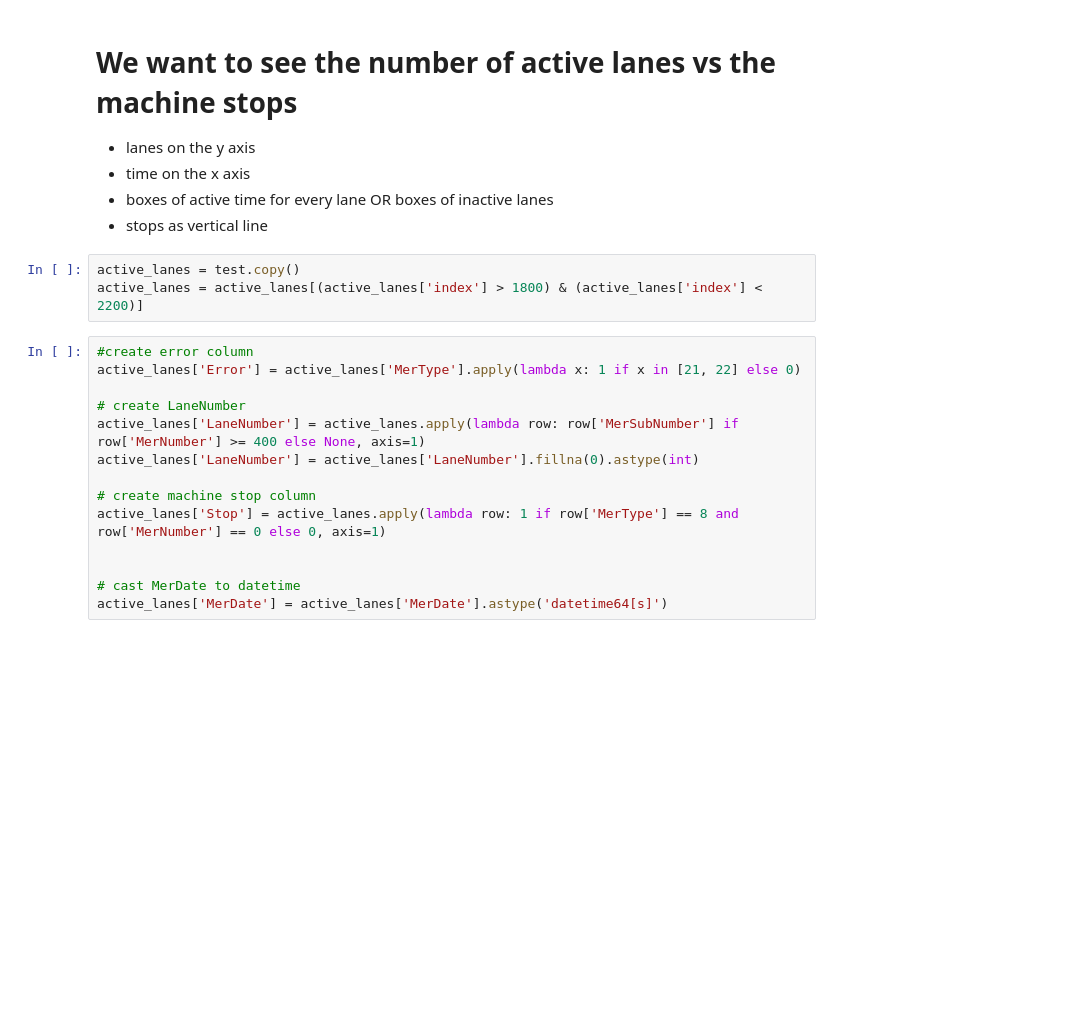
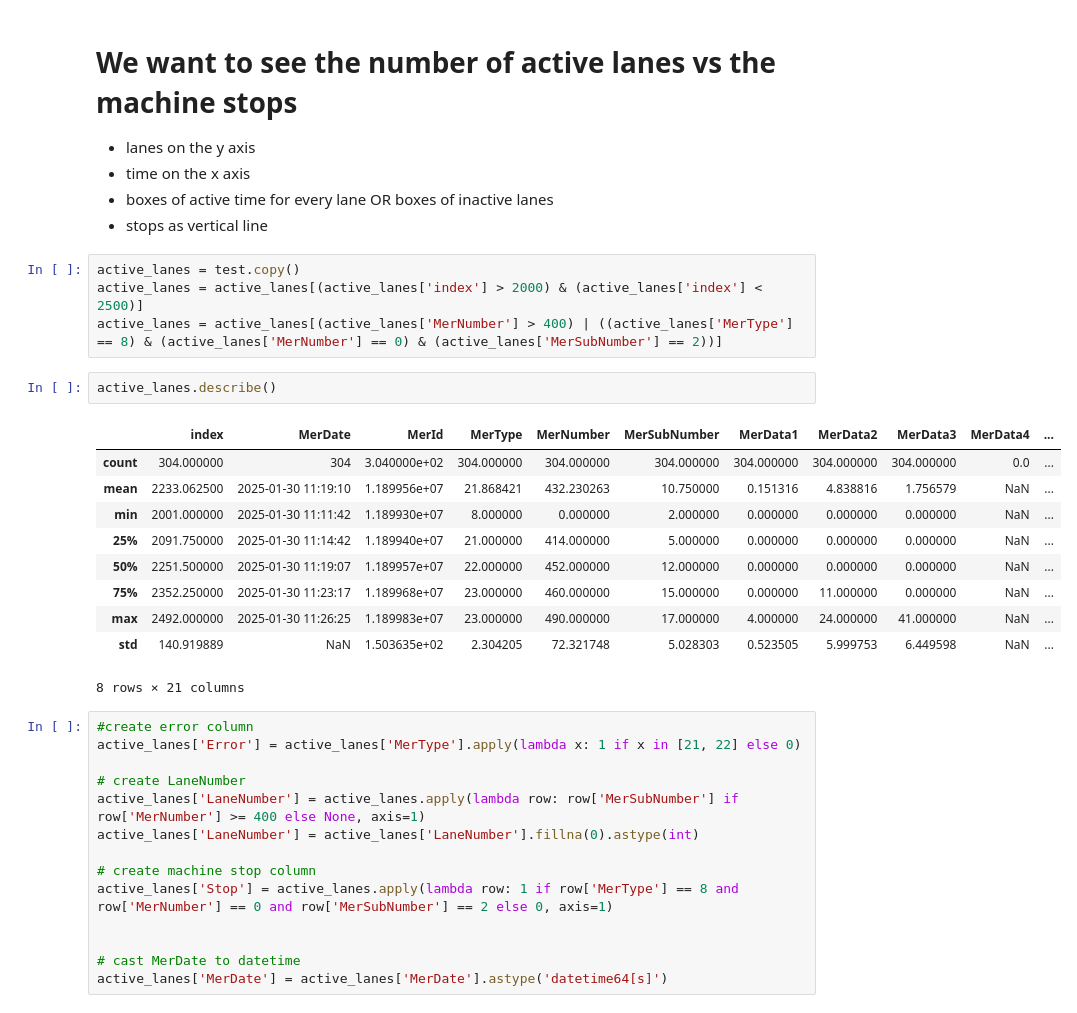
Before and after one commit to AcidSudo/Sanovo_19052025, a Jupyter notebook: exploration_26052025.ipynb, the cells around one changed output. Cells and saved outputs as stored; diff of their text form; blank space fills up the shorter version.

```diff
--- a/exploration_26052025.ipynb
+++ b/exploration_26052025.ipynb
@@ -422,7 +422,21 @@ plt.show()
 - stops as vertical line
 # %%
 active_lanes = test.copy()
-active_lanes = active_lanes[(active_lanes['index'] > 1800) & (active_lanes['index'] < 2200)]
+active_lanes = active_lanes[(active_lanes['index'] > 2000) & (active_lanes['index'] < 2500)]
+active_lanes = active_lanes[(active_lanes['MerNumber'] > 400) | ((active_lanes['MerType'] == 8) & (active_lanes['MerNumber'] == 0) & (active_lanes['MerSubNumber'] == 2))]
+# %%
+active_lanes.describe()
+# %% [output]
+|  | index | MerDate | MerId | MerType | MerNumber | MerSubNumber | MerData1 | MerData2 | MerData3 | MerData4 | ... |
+| count | 304.000000 | 304 | 3.040000e+02 | 304.000000 | 304.000000 | 304.000000 | 304.000000 | 304.000000 | 304.000000 | 0.0 | ... |
+| mean | 2233.062500 | 2025-01-30 11:19:10 | 1.189956e+07 | 21.868421 | 432.230263 | 10.750000 | 0.151316 | 4.838816 | 1.756579 | NaN | ... |
+| min | 2001.000000 | 2025-01-30 11:11:42 | 1.189930e+07 | 8.000000 | 0.000000 | 2.000000 | 0.000000 | 0.000000 | 0.000000 | NaN | ... |
+| 25% | 2091.750000 | 2025-01-30 11:14:42 | 1.189940e+07 | 21.000000 | 414.000000 | 5.000000 | 0.000000 | 0.000000 | 0.000000 | NaN | ... |
+| 50% | 2251.500000 | 2025-01-30 11:19:07 | 1.189957e+07 | 22.000000 | 452.000000 | 12.000000 | 0.000000 | 0.000000 | 0.000000 | NaN | ... |
+| 75% | 2352.250000 | 2025-01-30 11:23:17 | 1.189968e+07 | 23.000000 | 460.000000 | 15.000000 | 0.000000 | 11.000000 | 0.000000 | NaN | ... |
+| max | 2492.000000 | 2025-01-30 11:26:25 | 1.189983e+07 | 23.000000 | 490.000000 | 17.000000 | 4.000000 | 24.000000 | 41.000000 | NaN | ... |
+| std | 140.919889 | NaN | 1.503635e+02 | 2.304205 | 72.321748 | 5.028303 | 0.523505 | 5.999753 | 6.449598 | NaN | ... |
+8 rows × 21 columns
 # %%
 #create error column
 active_lanes['Error'] = active_lanes['MerType'].apply(lambda x: 1 if x in [21, 22] else 0)
@@ -432,7 +446,7 @@ active_lanes['LaneNumber'] = active_lanes.apply(lambda row: row['MerSubNumber']
 active_lanes['LaneNumber'] = active_lanes['LaneNumber'].fillna(0).astype(int)
 
 # create machine stop column
-active_lanes['Stop'] = active_lanes.apply(lambda row: 1 if row['MerType'] == 8 and row['MerNumber'] == 0 else 0, axis=1)
+active_lanes['Stop'] = active_lanes.apply(lambda row: 1 if row['MerType'] == 8 and row['MerNumber'] == 0 and row['MerSubNumber'] == 2 else 0, axis=1)
 
 
 # cast MerDate to datetime
```
Also changed, not shown: parts of 7 cells of this notebook, 3 other files.
